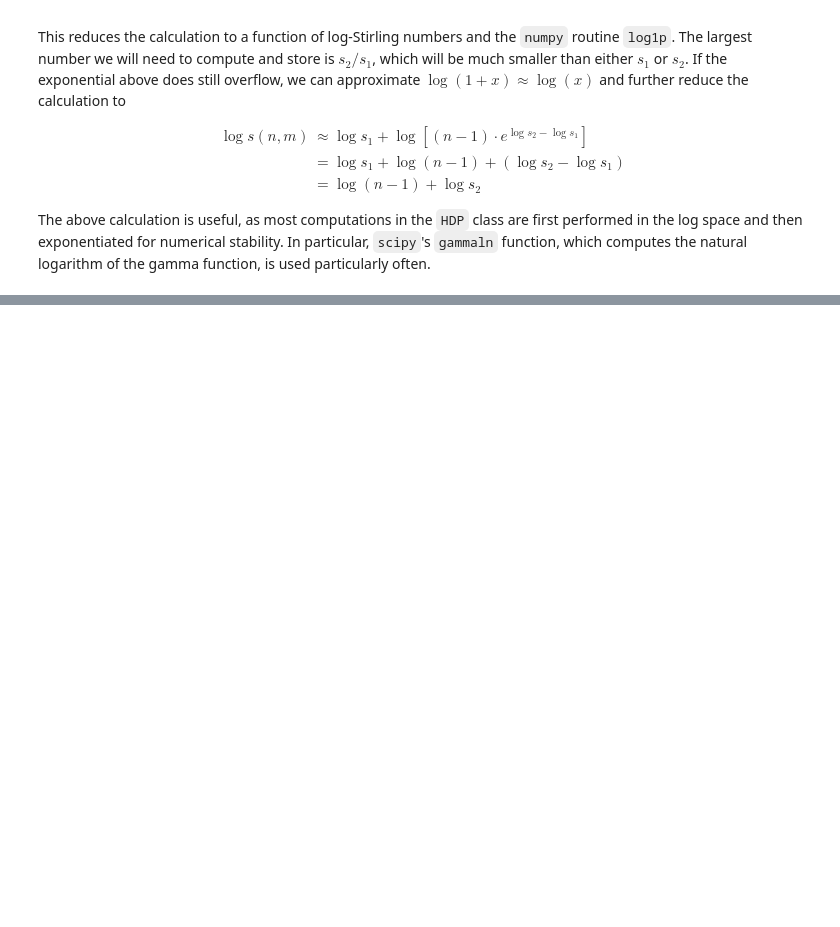
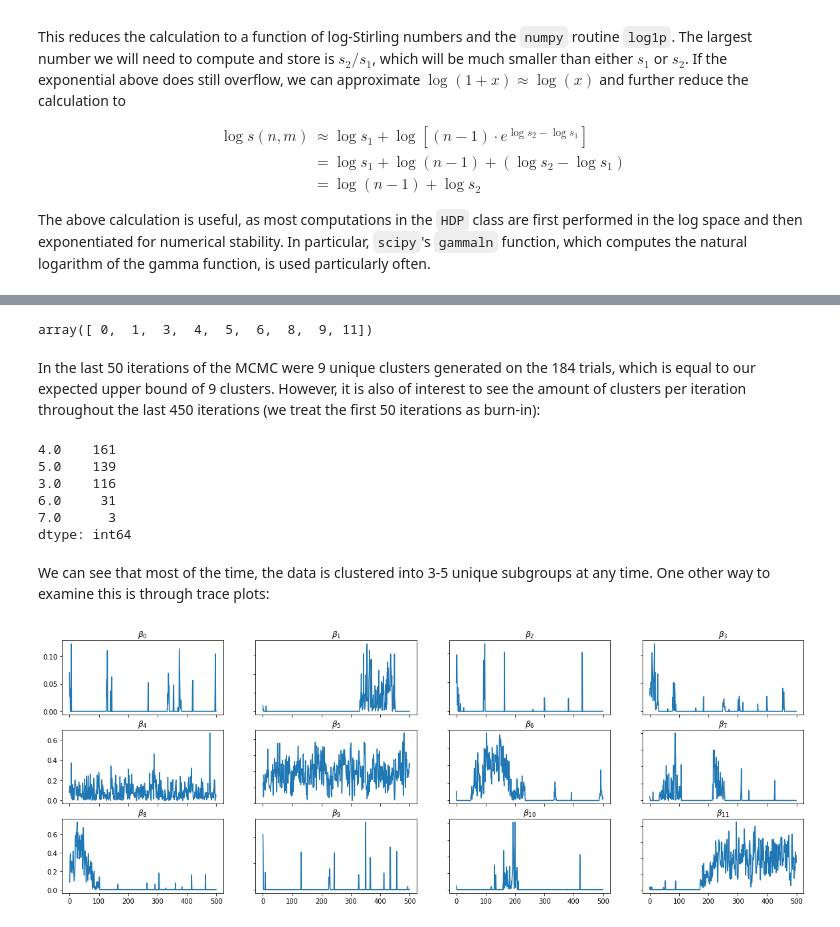
Before and after one commit to quinnfrank/HDP-py, a Jupyter notebook: Paper.ipynb, the cells around one changed output, grey strips where cells are left out. Cells and saved outputs as stored; diff of their text form; code cells hidden in the pictures; blank space fills up the shorter version.

```diff
--- a/Paper.ipynb
+++ b/Paper.ipynb
@@ -315,0 +350,34 @@ The above calculation is useful, as most computations in the `HDP` class are fir
+# %%
+np.unique(c.direct_samples.T[:,450:500])
+# %% [output]
+array([ 0,  1,  3,  4,  5,  6,  8,  9, 11])
+# %% [markdown]
+In the last 50 iterations of the MCMC were 9 unique clusters generated on the 184 trials, which is equal to our expected upper bound of 9 clusters. However, it is also of interest to see the amount of clusters per iteration throughout the last 450 iterations (we treat the first 50 iterations as burn-in):
+# %%
+clusters_per_sim = np.zeros(450)
+for i in range(450):
+    clusters_per_sim[i] = len(np.unique(c.direct_samples.T[:,i+50]))
+pd.Series(clusters_per_sim).value_counts()
+# %% [output]
+4.0    161
+5.0    139
+3.0    116
+6.0     31
+7.0      3
+dtype: int64
+# %% [markdown]
+We can see that most of the time, the data is clustered into 3-5 unique subgroups at any time. One other way to examine this is through trace plots:
+# %%
+fig, axn = plt.subplots(3, 4, sharex=True, sharey=False, figsize=(20,7))
+images=[]
+counter = 0
+for i in range(3):
+    for j in range(4):
+        title = r'$\beta_{' + str(counter) + '}$'
+        data = c.beta_samples[:,counter]
+        images.append(axn[i,j].plot(np.arange(500), data))
+        axn[i, j].label_outer()
+        axn[i, j].set_title(title)
+        counter += 1
+# %% [output]
+[figure, added]
```
Also changed, not shown: parts of 10 cells of this notebook.
